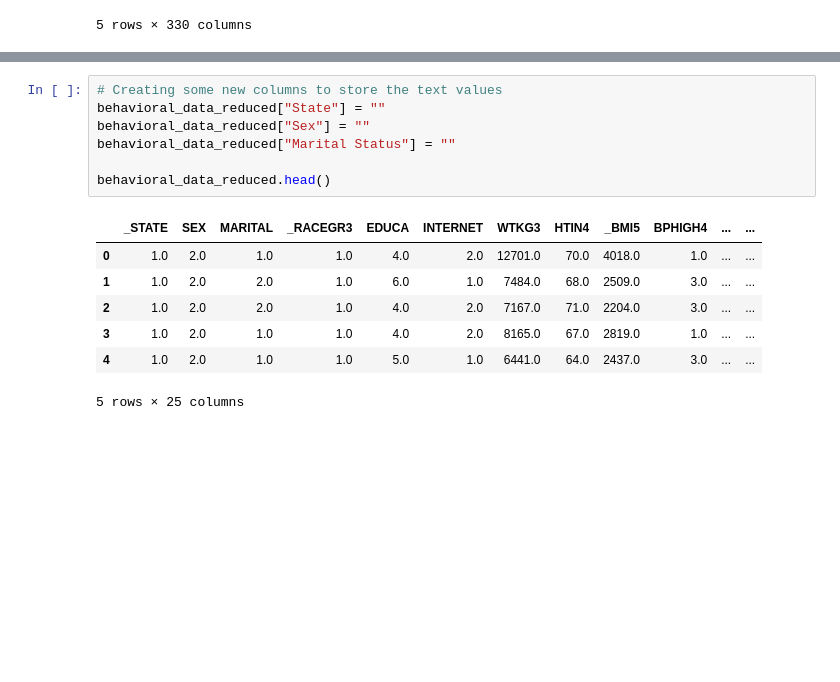
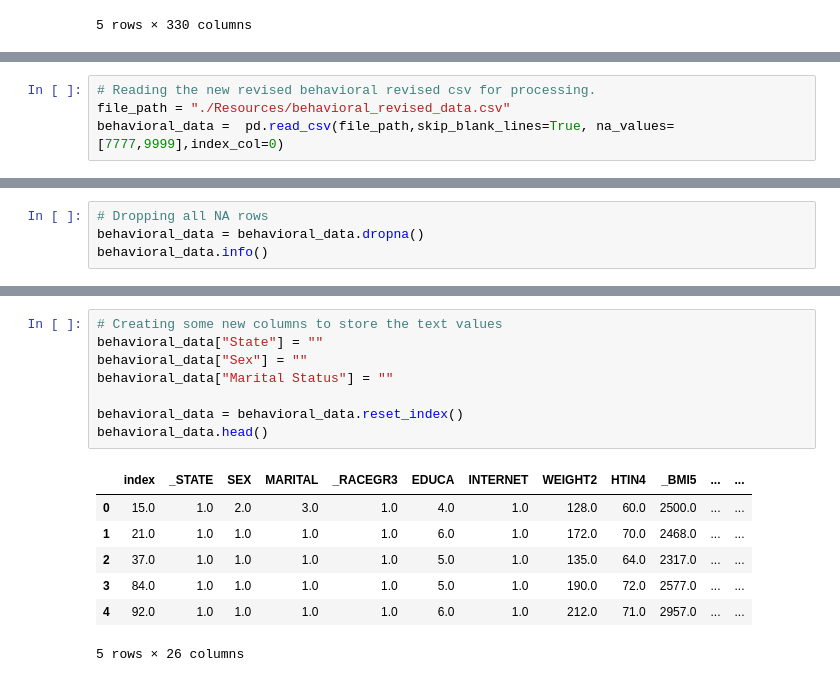
Before and after one commit to ic2019/groupb_project1, a Jupyter notebook: behavioral_analysis.ipynb, the cells around one changed output, grey strips where cells are left out. Cells and saved outputs as stored; diff of their text form; blank space fills up the shorter version.

```diff
--- a/behavioral_analysis.ipynb
+++ b/behavioral_analysis.ipynb
@@ -93,0 +91,4 @@ memory usage: 74.1 MB
+# %%
+# Reading the new revised behavioral revised csv for processing.
+file_path = "./Resources/behavioral_revised_data.csv"
+behavioral_data =  pd.read_csv(file_path,skip_blank_lines=True, na_values=[7777,9999],index_col=0)
@@ -231,0 +223,4 @@ memory usage: 77.5 MB
+# %%
+# Dropping all NA rows
+behavioral_data = behavioral_data.dropna()
+behavioral_data.info()
@@ -232,18 +262,19 @@ memory usage: 77.5 MB
 # %%
 # Creating some new columns to store the text values
-behavioral_data_reduced["State"] = ""
-behavioral_data_reduced["Sex"] = ""
-behavioral_data_reduced["Marital Status"] = ""
+behavioral_data["State"] = ""
+behavioral_data["Sex"] = ""
+behavioral_data["Marital Status"] = ""
 
-behavioral_data_reduced.head()
+behavioral_data = behavioral_data.reset_index()
+behavioral_data.head()
 # %% [output]
-|  | _STATE | SEX | MARITAL | _RACEGR3 | EDUCA | INTERNET | WTKG3 | HTIN4 | _BMI5 | BPHIGH4 | ... | ... |
-| 0 | 1.0 | 2.0 | 1.0 | 1.0 | 4.0 | 2.0 | 12701.0 | 70.0 | 4018.0 | 1.0 | ... | ... |
-| 1 | 1.0 | 2.0 | 2.0 | 1.0 | 6.0 | 1.0 | 7484.0 | 68.0 | 2509.0 | 3.0 | ... | ... |
-| 2 | 1.0 | 2.0 | 2.0 | 1.0 | 4.0 | 2.0 | 7167.0 | 71.0 | 2204.0 | 3.0 | ... | ... |
-| 3 | 1.0 | 2.0 | 1.0 | 1.0 | 4.0 | 2.0 | 8165.0 | 67.0 | 2819.0 | 1.0 | ... | ... |
-| 4 | 1.0 | 2.0 | 1.0 | 1.0 | 5.0 | 1.0 | 6441.0 | 64.0 | 2437.0 | 3.0 | ... | ... |
+|  | index | _STATE | SEX | MARITAL | _RACEGR3 | EDUCA | INTERNET | WEIGHT2 | HTIN4 | _BMI5 | ... | ... |
+| 0 | 15.0 | 1.0 | 2.0 | 3.0 | 1.0 | 4.0 | 1.0 | 128.0 | 60.0 | 2500.0 | ... | ... |
+| 1 | 21.0 | 1.0 | 1.0 | 1.0 | 1.0 | 6.0 | 1.0 | 172.0 | 70.0 | 2468.0 | ... | ... |
+| 2 | 37.0 | 1.0 | 1.0 | 1.0 | 1.0 | 5.0 | 1.0 | 135.0 | 64.0 | 2317.0 | ... | ... |
+| 3 | 84.0 | 1.0 | 1.0 | 1.0 | 1.0 | 5.0 | 1.0 | 190.0 | 72.0 | 2577.0 | ... | ... |
+| 4 | 92.0 | 1.0 | 1.0 | 1.0 | 1.0 | 6.0 | 1.0 | 212.0 | 71.0 | 2957.0 | ... | ... |
-5 rows × 25 columns
+5 rows × 26 columns
 # %%
 # Converting State , Sex , Marital Status data to text format by creating new columns and dropping old columns
 
```
Also changed, not shown: parts of 12 cells of this notebook, 3 other files.
